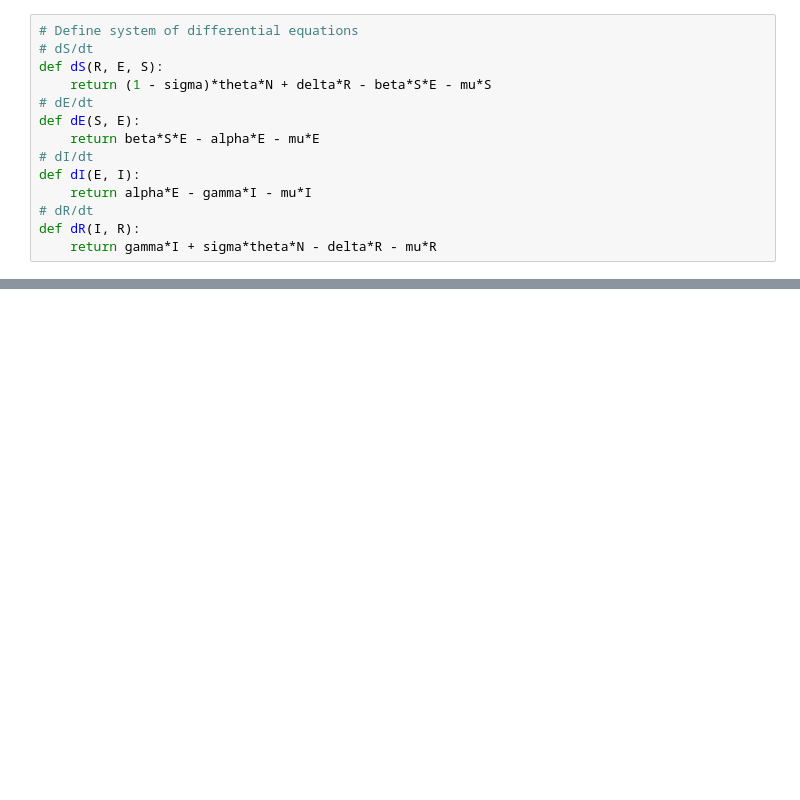
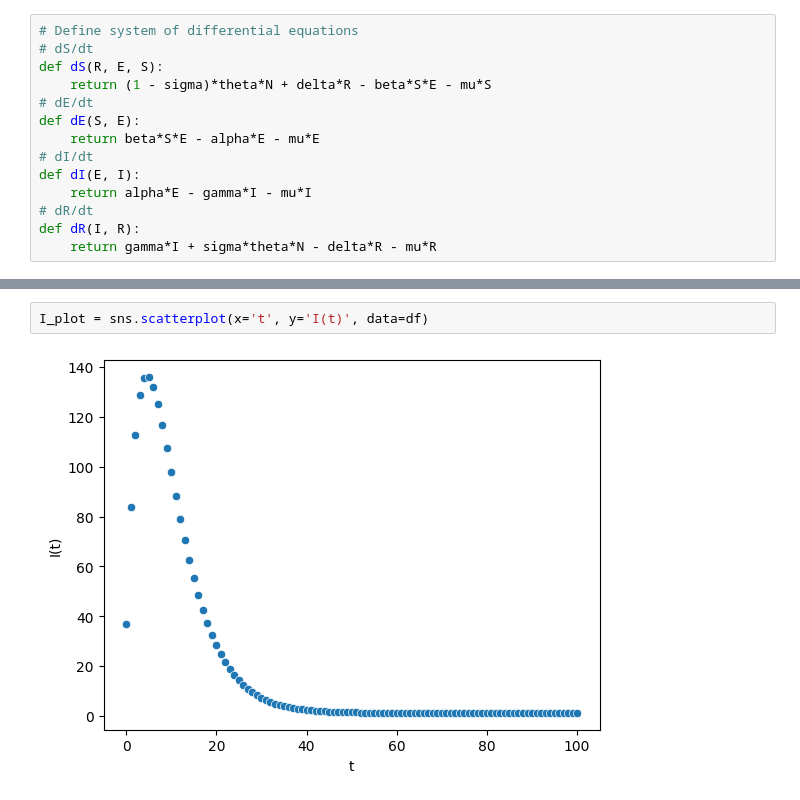
Before and after one commit to ZacG1t/SEIRS_model_RK4, a Jupyter notebook: SEIRS_model.ipynb, the cells around one changed output, grey strips where cells are left out. Saved outputs shown, nothing was run; the diff lists cells and outputs as text; blank space fills up the shorter version.

```diff
--- a/SEIRS_model.ipynb
+++ b/SEIRS_model.ipynb
@@ -95,0 +107,4 @@ R [30, 31.886655124667417]
+# %%
+I_plot = sns.scatterplot(x='t', y='I(t)', data=df)
+# %% [output]
+[figure, added]
```
Also changed, not shown: parts of 12 cells of this notebook.
